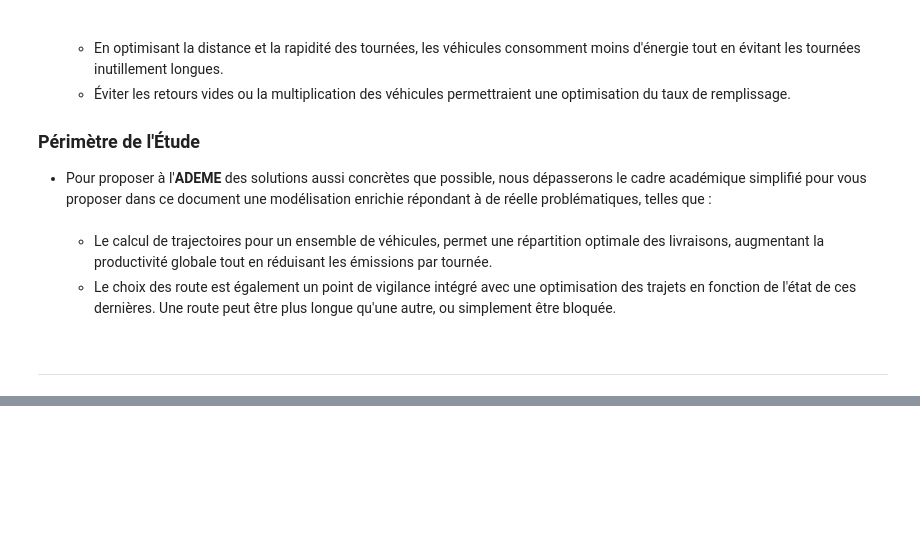
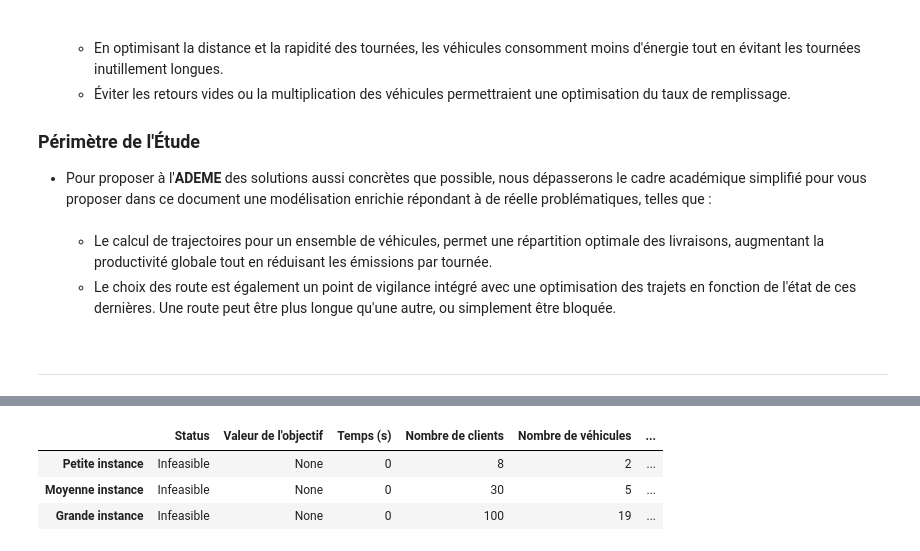
Before and after one commit to LonelyBadeline/CesiCDP, a Jupyter notebook: CesiCDP.ipynb, the cells around one changed output, grey strips where cells are left out. Drawn from its saved outputs; the diff is of its cells as text; code cells hidden in the pictures; blank space fills up the shorter version.

```diff
--- a/CesiCDP.ipynb
+++ b/CesiCDP.ipynb
@@ -993,3 +1018,96 @@ Note: you may need to restart the kernel to use updated packages.
+# %%
+from pulp import *
+import time
+import random
+import pandas as pd
+import numpy as np
+
+
+def solve_cvrp(dist_matrix):
+    #=====================  var  ===========================
+    # Problem data
+    prob = LpProblem("CVRP", LpMinimize)
+
+    n = dist_matrix.shape[0] # number of clients (including depot)
+    demands = [0] + [random.randint(1, 10) for _ in range(n-1)] # demand of each client (0 for the depot)
+    capacity = 20 # vehicle capacity
+    n_vehicles = sum(demands) // capacity + 1  # number of vehicles needed to serve all demands
+
+
+    # binary variable to indicate if vehicle k travels from node i to node j
+    x = LpVariable.dicts("x", ((i, j, k) for i in range(n) for j in range(n) for k in range(n_vehicles) if i != j), cat="Binary")
+
+    # vehicle load variable after visiting node i with vehicle k
+    u = LpVariable.dicts("u", ((i, k) for i in range(n) for k in range(n_vehicles)), lowBound=0, upBound=capacity, cat="Integer")
+
+
+    # check if problem is feasible (at least one vehicle must be able to serve the largest demand)
+    if sum(demands) > n_vehicles * capacity:
+        return {
+            "Status": "Infeasible",
+            "Valeur de l'objectif": None,
+            "Temps (s)": 0,
+            "Nombre de clients": n,
+            "Nombre de véhicules": n_vehicles,
+            "Capacité des véhicules": capacity,
+        }
+
+    #=====================  objective  ===========================
+    # objective function
+    prob += lpSum(dist_matrix[i][j] * x[i, j, k] for i in range(n) for j in range(n) for k in range(n_vehicles) if i != j), "Total_Distance"
+
+    # visit each client exactly once
+    for i in range(1, n):
+        prob += lpSum(x[i, j, k] for j in range(n) for k in range(n_vehicles) if i != j) == 1, f"Visit_{i}"
+
+    # flow conservation constraints (each vehicle that arrives at a client must also leave it)
+    for i in range(n):
+            for k in range(n_vehicles):
+                prob += lpSum([x[(i, j, k)] for j in range(n) if (i, j, k) in x]) == lpSum([x[(j, i, k)] for j in range(n) if (j, i, k) in x]), f"Flow_{i}_{k}"
+
+
+    # every vehicle starts and ends at the depot (node 0)
+    for k in range(n_vehicles):
+        prob += lpSum(x[0, j, k] for j in range(1, n) if (0, j, k) in x) == 1, f"Start_{k}"
+        prob += lpSum(x[j, 0, k] for j in range(1, n) if (j, 0, k) in x) == 1, f"End_{k}"
+
+    # vehicle load constraints
+    for k in range(n_vehicles):
+        prob += lpSum([demands[i] * x[(i, j, k)] for i in range(1, n) for j in range(n) if (i, j, k) in x]) <= capacity, f"Capacity_{k}"
+
+    # MTZ subtour elimination constraints
+    for i in range(1, n):
+        for j in range(1, n):
+            if i != j:
+                for k in range(n_vehicles):
+                    if (i, j, k) in x:
+                        prob += u[i, k] - u[j, k] + capacity * x[i, j, k] <= capacity - demands[j], f"MTZ_{i}_{j}_{k}"
+
+
+    #=====================  solve  ===========================
+    start_time = time.time()
+    prob.solve(PULP_CBC_CMD(msg=0))
+    end_time = time.time()
+
+    return {
+        "Status": LpStatus[prob.status],
+        "Valeur de l'objectif": value(prob.objective),
+        "Temps (s)": end_time - start_time,
+        "Nombre de clients": n,
+        "Nombre de véhicules": n_vehicles,
+        "Capacité des véhicules": capacity,
+    }
+
+results_small = solve_cvrp(dist_small)
+results_medium = solve_cvrp(dist_medium)
+results_large = solve_cvrp(dist_large)
+
+pd.DataFrame([results_small, results_medium, results_large], index=["Petite instance", "Moyenne instance", "Grande instance"])
+# %% [output]
+|  | Status | Valeur de l'objectif | Temps (s) | Nombre de clients | Nombre de véhicules | ... |
+| Petite instance | Infeasible | None | 0 | 8 | 2 | ... |
+| Moyenne instance | Infeasible | None | 0 | 30 | 5 | ... |
+| Grande instance | Infeasible | None | 0 | 100 | 19 | ... |
 # %% [markdown]
 # 3. Plan d'Expérience et Étude Expérimentale
 
```
Also changed, not shown: parts of 12 cells of this notebook, 1 other file.
